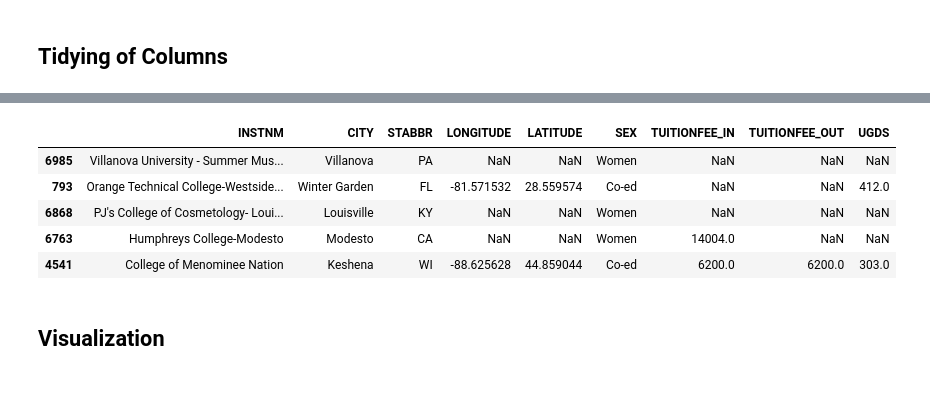
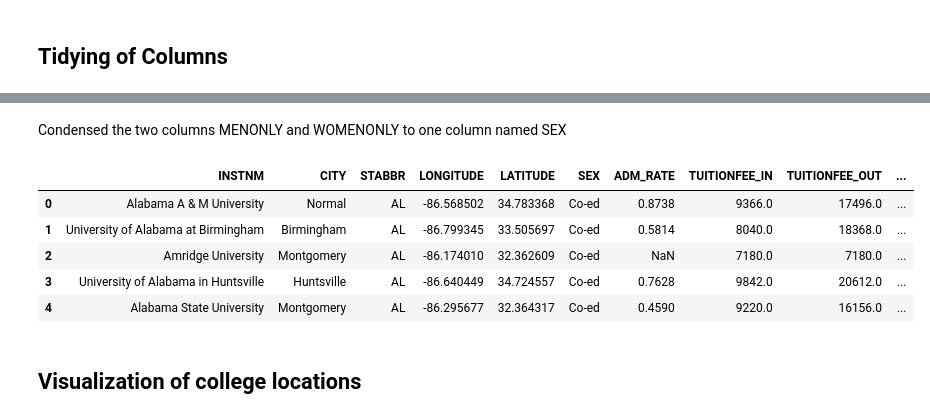
Before and after one commit to ZionJoseph/320-project-5, a Jupyter notebook: College Scorecard Tutorial.ipynb, the cells around one changed output, grey strips where cells are left out. Saved outputs shown, nothing was run; the diff lists cells and outputs as text; code cells hidden in the pictures; blank space fills up the shorter version.

```diff
--- a/College Scorecard Tutorial.ipynb
+++ b/College Scorecard Tutorial.ipynb
@@ -55,23 +54,25 @@ ndata.head()
+# %% [markdown]
+Condensed the two columns MENONLY and WOMENONLY to one column named SEX
 # %%
 sex = []
-for index, row in ndata.iterrows():
+for index, row in data.iterrows():
     if row['MENONLY'] > row['WOMENONLY']:
         sex.extend(["Men"])
     elif row['MENONLY'] == row['WOMENONLY']:
         sex.extend(["Co-ed"])
     else:
          sex.extend(["Women"])
-ndata['SEX'] = sex
-ndata = ndata[['INSTNM', 'CITY', 'STABBR', 'LONGITUDE', 'LATITUDE', 'SEX', 'TUITIONFEE_IN', 'TUITIONFEE_OUT', 'UGDS']]
-ndata.head()
+data['SEX'] = sex
+data = data[['INSTNM', 'CITY', 'STABBR', 'LONGITUDE', 'LATITUDE', 'SEX', 'ADM_RATE', 'TUITIONFEE_IN', 'TUITIONFEE_OUT', 'UGDS']]
+data.head()
 # %% [output]
-|  | INSTNM | CITY | STABBR | LONGITUDE | LATITUDE | SEX | TUITIONFEE_IN | TUITIONFEE_OUT | UGDS |
-| 6985 | Villanova University - Summer Mus... | Villanova | PA | NaN | NaN | Women | NaN | NaN | NaN |
-| 793 | Orange Technical College-Westside... | Winter Garden | FL | -81.571532 | 28.559574 | Co-ed | NaN | NaN | 412.0 |
-| 6868 | PJ's College of Cosmetology- Loui... | Louisville | KY | NaN | NaN | Women | NaN | NaN | NaN |
-| 6763 | Humphreys College-Modesto | Modesto | CA | NaN | NaN | Women | 14004.0 | NaN | NaN |
-| 4541 | College of Menominee Nation | Keshena | WI | -88.625628 | 44.859044 | Co-ed | 6200.0 | 6200.0 | 303.0 |
+|  | INSTNM | CITY | STABBR | LONGITUDE | LATITUDE | SEX | ADM_RATE | TUITIONFEE_IN | TUITIONFEE_OUT | ... |
+| 0 | Alabama A & M University | Normal | AL | -86.568502 | 34.783368 | Co-ed | 0.8738 | 9366.0 | 17496.0 | ... |
+| 1 | University of Alabama at Birmingham | Birmingham | AL | -86.799345 | 33.505697 | Co-ed | 0.5814 | 8040.0 | 18368.0 | ... |
+| 2 | Amridge University | Montgomery | AL | -86.174010 | 32.362609 | Co-ed | NaN | 7180.0 | 7180.0 | ... |
+| 3 | University of Alabama in Huntsville | Huntsville | AL | -86.640449 | 34.724557 | Co-ed | 0.7628 | 9842.0 | 20612.0 | ... |
+| 4 | Alabama State University | Montgomery | AL | -86.295677 | 32.364317 | Co-ed | 0.4590 | 9220.0 | 16156.0 | ... |
 # %% [markdown]
-<h2>Visualization</h2>
+<h2>Visualization of college locations</h2>
 # %%
 map_osm = folium.Map(location=[39.29, -100.61], zoom_start=4)
```
Also changed, not shown: parts of 6 cells of this notebook.
